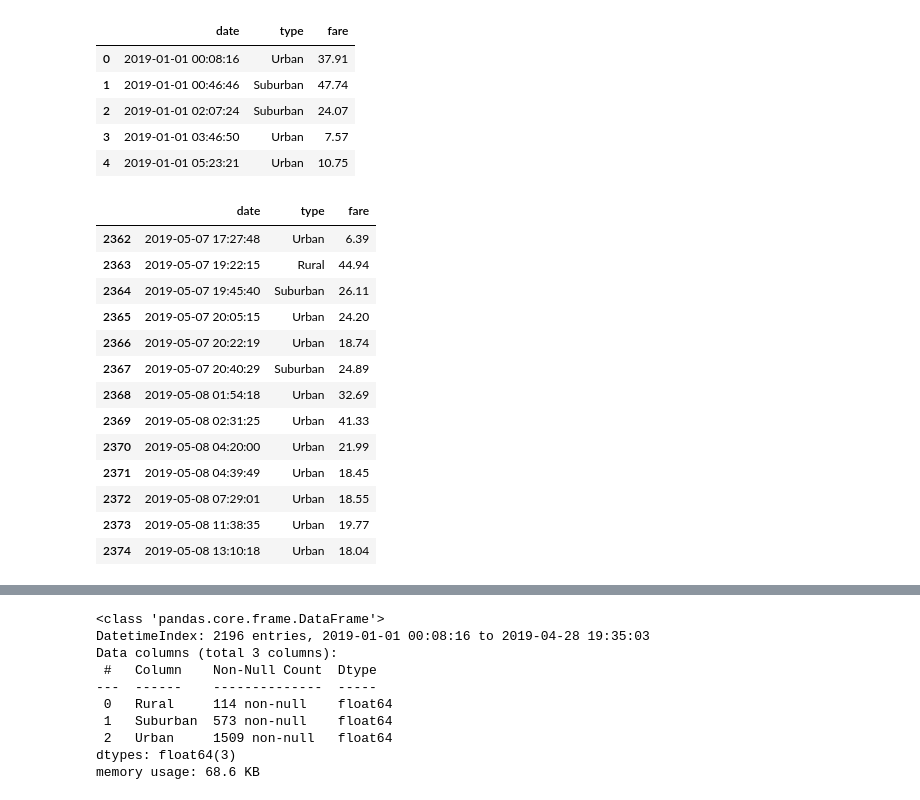
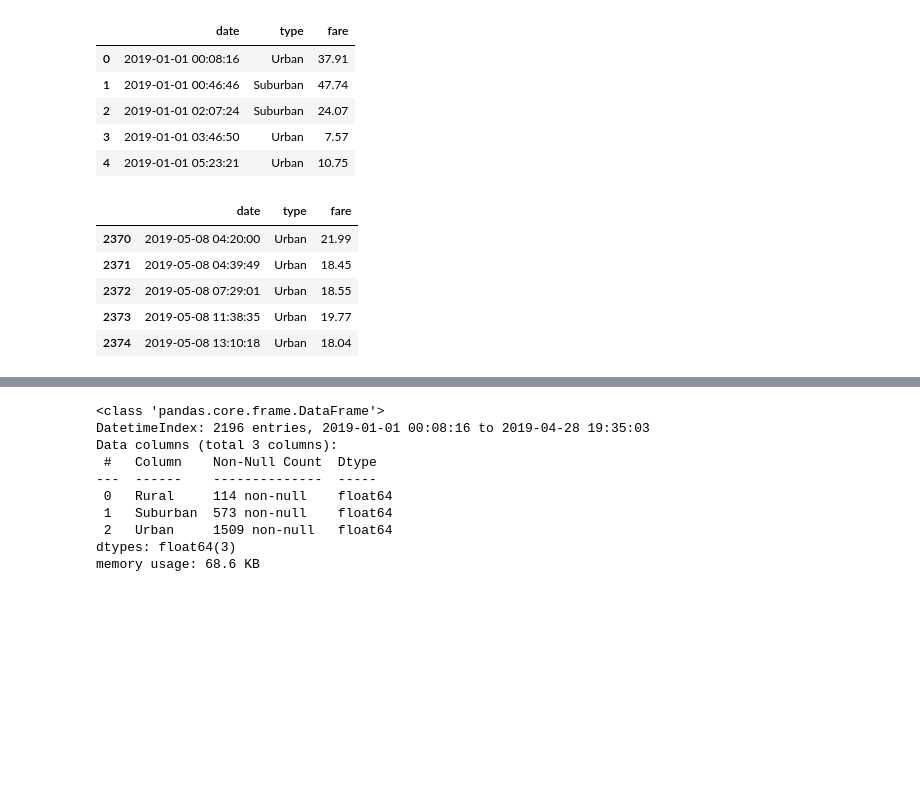
Before and after one commit to NishatSultana3538/PyBer_Analysis, a Jupyter notebook: PyBer_Challenge.ipynb, the cells around one changed output, grey strips where cells are left out. Cells and saved outputs as stored; diff of their text form; code cells hidden in the pictures; blank space fills up the shorter version.

```diff
--- a/PyBer_Challenge.ipynb
+++ b/PyBer_Challenge.ipynb
@@ -217,17 +224,9 @@ fare_summary_df.head()
 | 3 | 2019-01-01 03:46:50 | Urban | 7.57 |
 | 4 | 2019-01-01 05:23:21 | Urban | 10.75 |
 # %%
-fare_summary_df.tail(13)
+fare_summary_df.tail(5)
 # %% [output]
 |  | date | type | fare |
-| 2362 | 2019-05-07 17:27:48 | Urban | 6.39 |
-| 2363 | 2019-05-07 19:22:15 | Rural | 44.94 |
-| 2364 | 2019-05-07 19:45:40 | Suburban | 26.11 |
-| 2365 | 2019-05-07 20:05:15 | Urban | 24.20 |
-| 2366 | 2019-05-07 20:22:19 | Urban | 18.74 |
-| 2367 | 2019-05-07 20:40:29 | Suburban | 24.89 |
-| 2368 | 2019-05-08 01:54:18 | Urban | 32.69 |
-| 2369 | 2019-05-08 02:31:25 | Urban | 41.33 |
 | 2370 | 2019-05-08 04:20:00 | Urban | 21.99 |
 | 2371 | 2019-05-08 04:39:49 | Urban | 18.45 |
 | 2372 | 2019-05-08 07:29:01 | Urban | 18.55 |
```
Also changed, not shown: parts of 16 cells of this notebook, 2 other files.
